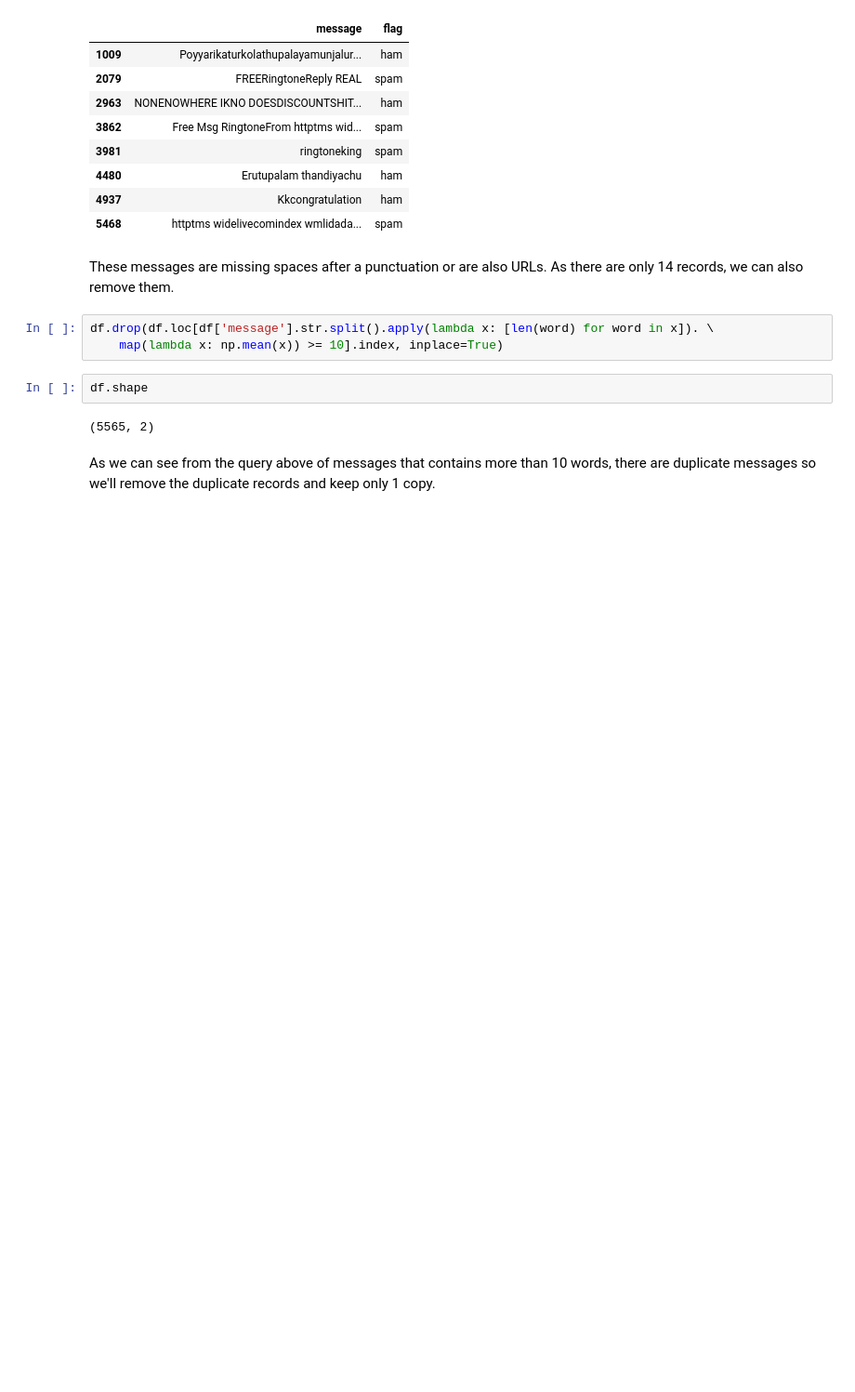
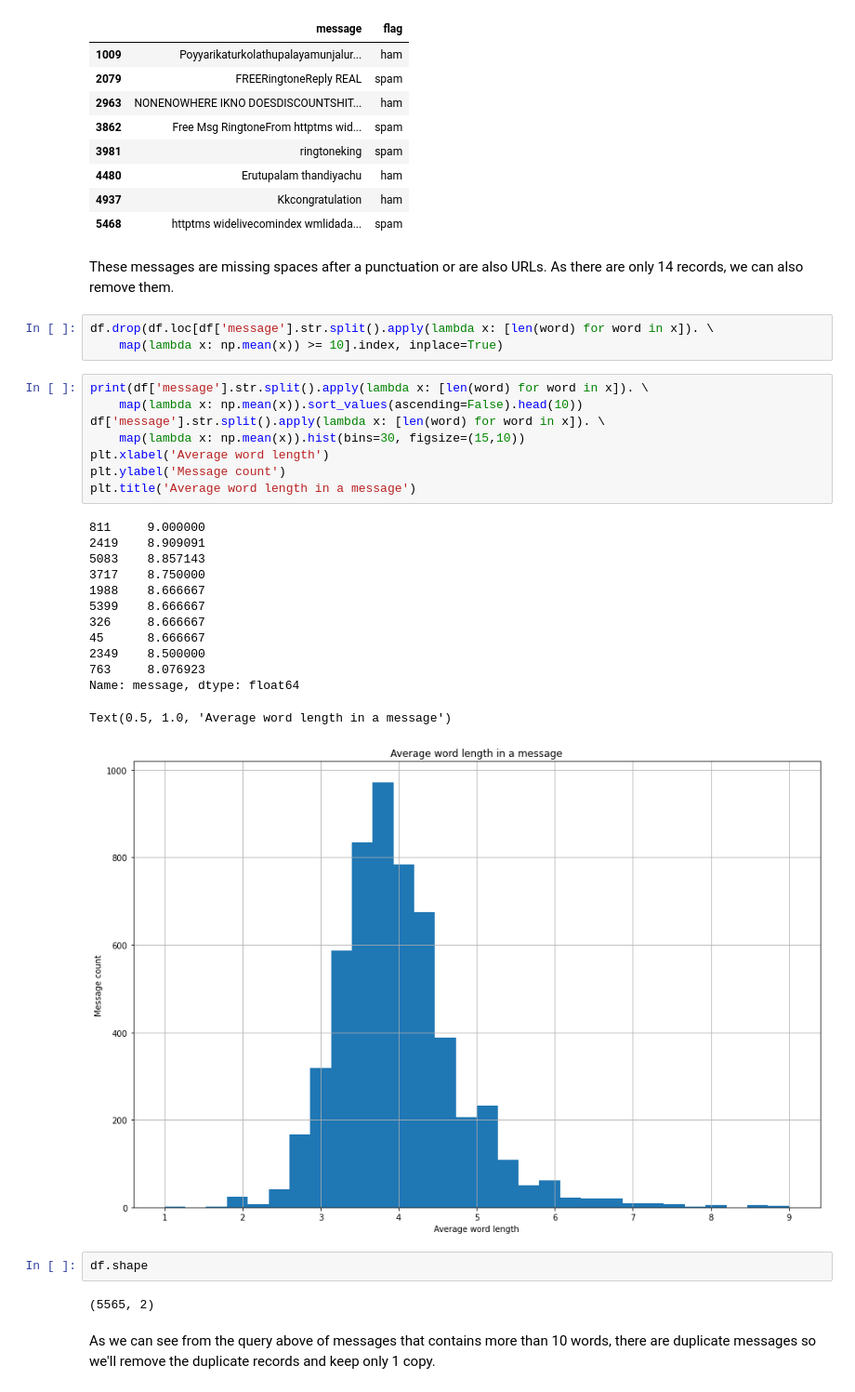
Before and after one commit to elpea74/Capstone3-SpamCollection, a Jupyter notebook: Capstone Three - Data Cleaning & EDA.ipynb, the cells around one changed output. Shown: that part at 93% size. Saved outputs shown, nothing was run; the diff lists cells and outputs as text; blank space fills up the shorter version.

```diff
--- a/Capstone Three - Data Cleaning & EDA.ipynb
+++ b/Capstone Three - Data Cleaning & EDA.ipynb
@@ -234,6 +234,28 @@ These messages are missing spaces after a punctuation or are also URLs. As there
 # %%
 df.drop(df.loc[df['message'].str.split().apply(lambda x: [len(word) for word in x]). \
     map(lambda x: np.mean(x)) >= 10].index, inplace=True)
+# %%
+print(df['message'].str.split().apply(lambda x: [len(word) for word in x]). \
+    map(lambda x: np.mean(x)).sort_values(ascending=False).head(10))
+df['message'].str.split().apply(lambda x: [len(word) for word in x]). \
+    map(lambda x: np.mean(x)).hist(bins=30, figsize=(15,10))
+plt.xlabel('Average word length')
+plt.ylabel('Message count')
+plt.title('Average word length in a message')
+# %% [output]
+811     9.000000
+2419    8.909091
+5083    8.857143
+3717    8.750000
+1988    8.666667
+5399    8.666667
+326     8.666667
+45      8.666667
+2349    8.500000
+763     8.076923
+Name: message, dtype: float64
+Text(0.5, 1.0, 'Average word length in a message')
+[figure, added]
 # %%
 df.shape
 # %% [output]
```
Also changed, not shown: parts of 2 cells of this notebook, 1 other file.
